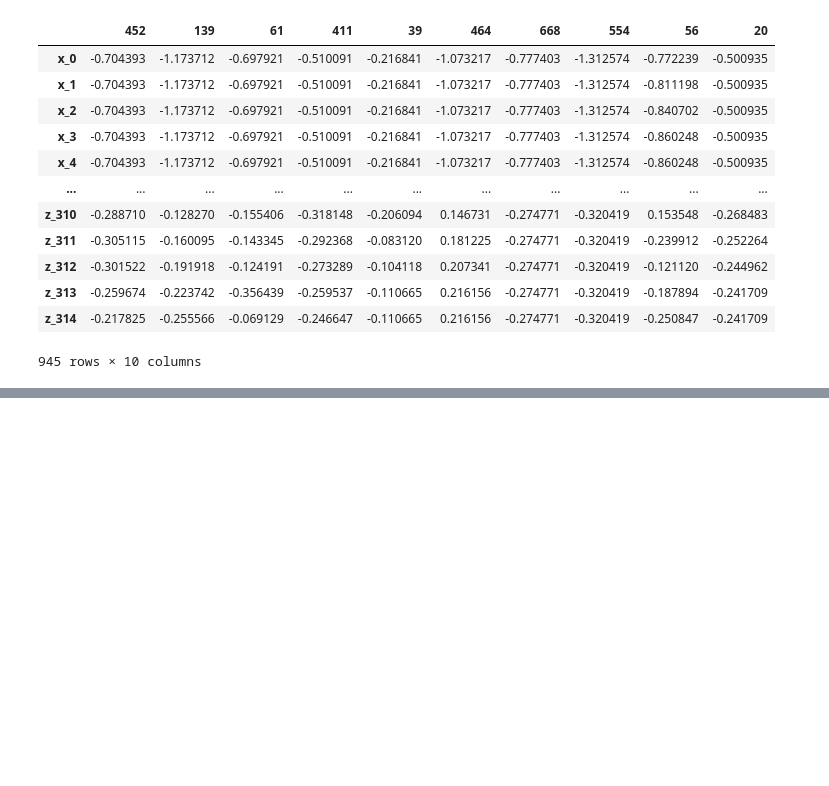
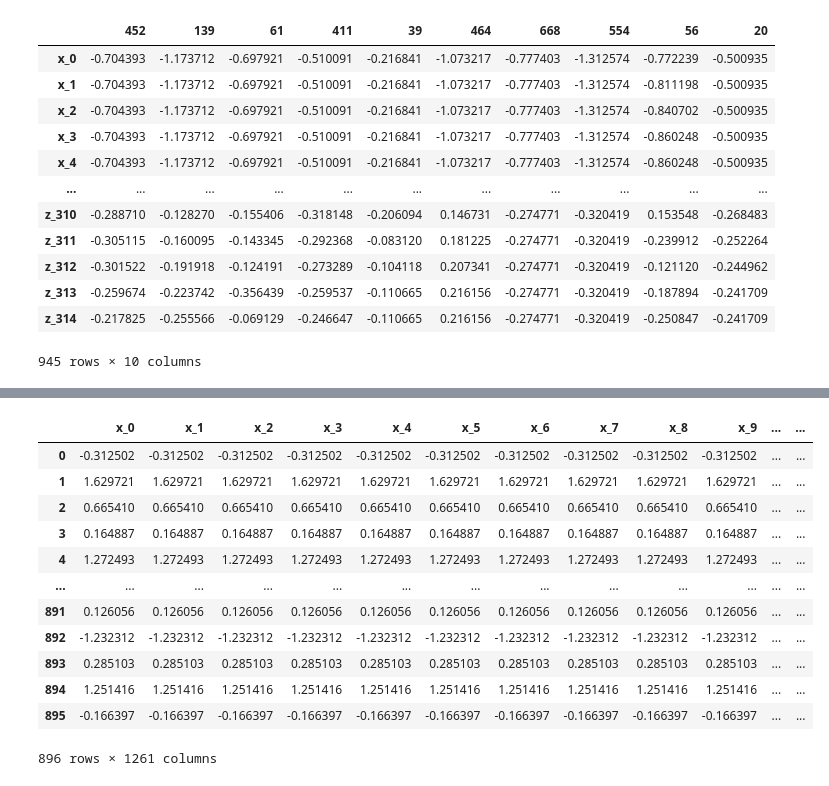
Before and after one commit to MatanAvitan/timeseries_kaggle, a Jupyter notebook: notebooks/data_exploration.ipynb, the cells around one changed output, grey strips where cells are left out. Saved outputs shown, nothing was run; the diff lists cells and outputs as text; code cells hidden in the pictures; blank space fills up the shorter version.

```diff
--- a/notebooks/data_exploration.ipynb
+++ b/notebooks/data_exploration.ipynb
@@ -106,3 +106,12 @@ sample.iloc[:,:-1].transpose()
 | z_313 | -0.259674 | -0.223742 | -0.356439 | -0.259537 | -0.110665 | 0.216156 | -0.274771 | -0.320419 | -0.187894 | -0.241709 |
 | z_314 | -0.217825 | -0.255566 | -0.069129 | -0.246647 | -0.110665 | 0.216156 | -0.274771 | -0.320419 | -0.250847 | -0.241709 |
 945 rows × 10 columns
+# %%
+XCOLS = [cl for cl in data.columns if 'x_' in cl ]
+YCOLS = [cl for cl in data.columns if 'y_' in cl ]
+ZCOLS = [cl for cl in data.columns if 'z_' in cl ]
+# %%
+acc_data = pd.DataFrame(np.sqrt(np.square(data[XCOLS]).values
+            + np.square(data[YCOLS]).values
+            + np.square(data[ZCOLS]).values), columns=[f'a_{i}' for i in range(315)])
+acc_data
@@ -108,0 +132,18 @@ sample.iloc[:,:-1].transpose()
+# %%
+data = data.join(acc_data)
+# %%
+data
+# %% [output]
+|  | x_0 | x_1 | x_2 | x_3 | x_4 | x_5 | x_6 | x_7 | x_8 | x_9 | ... | ... |
+| 0 | -0.312502 | -0.312502 | -0.312502 | -0.312502 | -0.312502 | -0.312502 | -0.312502 | -0.312502 | -0.312502 | -0.312502 | ... | ... |
+| 1 | 1.629721 | 1.629721 | 1.629721 | 1.629721 | 1.629721 | 1.629721 | 1.629721 | 1.629721 | 1.629721 | 1.629721 | ... | ... |
+| 2 | 0.665410 | 0.665410 | 0.665410 | 0.665410 | 0.665410 | 0.665410 | 0.665410 | 0.665410 | 0.665410 | 0.665410 | ... | ... |
+| 3 | 0.164887 | 0.164887 | 0.164887 | 0.164887 | 0.164887 | 0.164887 | 0.164887 | 0.164887 | 0.164887 | 0.164887 | ... | ... |
+| 4 | 1.272493 | 1.272493 | 1.272493 | 1.272493 | 1.272493 | 1.272493 | 1.272493 | 1.272493 | 1.272493 | 1.272493 | ... | ... |
+| ... | ... | ... | ... | ... | ... | ... | ... | ... | ... | ... | ... | ... |
+| 891 | 0.126056 | 0.126056 | 0.126056 | 0.126056 | 0.126056 | 0.126056 | 0.126056 | 0.126056 | 0.126056 | 0.126056 | ... | ... |
+| 892 | -1.232312 | -1.232312 | -1.232312 | -1.232312 | -1.232312 | -1.232312 | -1.232312 | -1.232312 | -1.232312 | -1.232312 | ... | ... |
+| 893 | 0.285103 | 0.285103 | 0.285103 | 0.285103 | 0.285103 | 0.285103 | 0.285103 | 0.285103 | 0.285103 | 0.285103 | ... | ... |
+| 894 | 1.251416 | 1.251416 | 1.251416 | 1.251416 | 1.251416 | 1.251416 | 1.251416 | 1.251416 | 1.251416 | 1.251416 | ... | ... |
+| 895 | -0.166397 | -0.166397 | -0.166397 | -0.166397 | -0.166397 | -0.166397 | -0.166397 | -0.166397 | -0.166397 | -0.166397 | ... | ... |
+896 rows × 1261 columns
```
Also changed, not shown: parts of 11 cells of this notebook.
